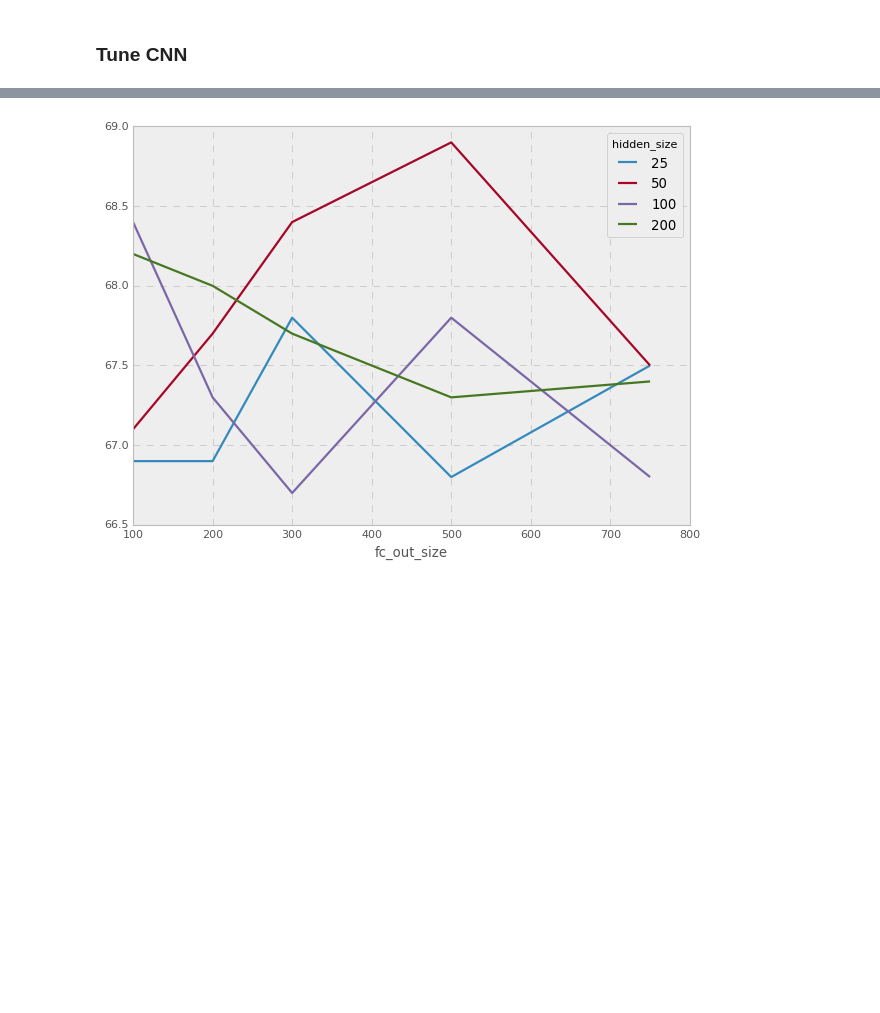
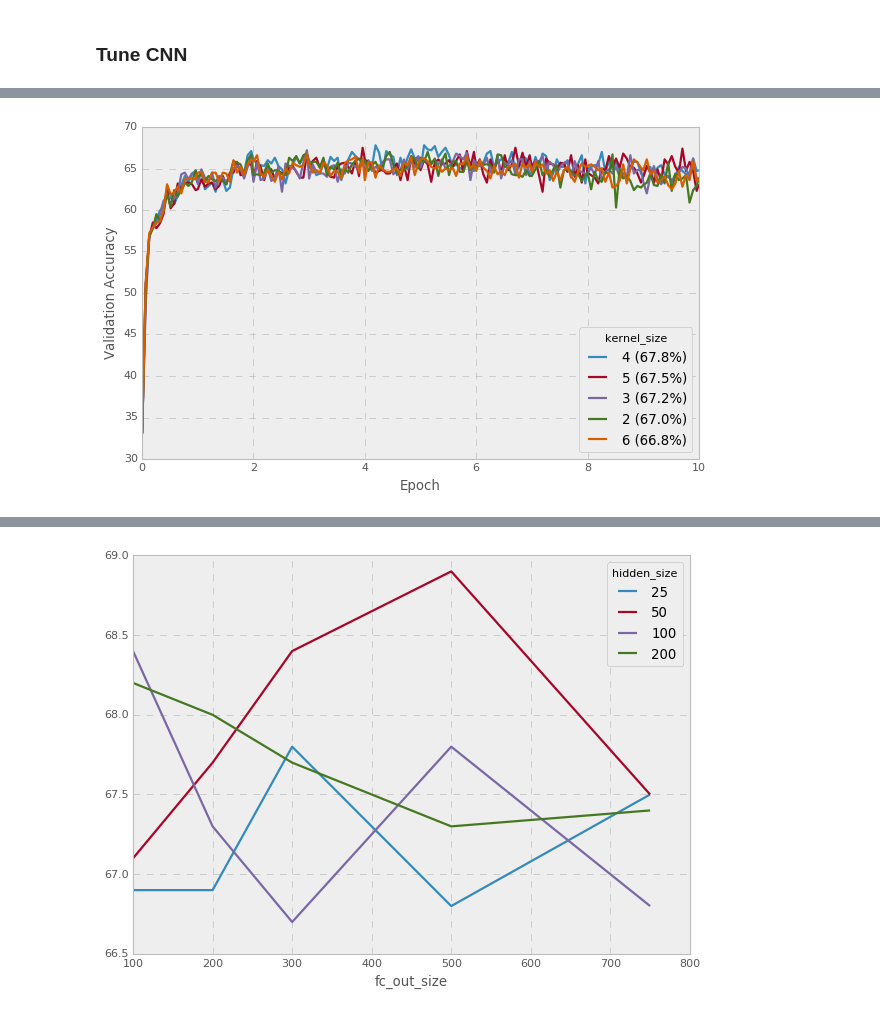
Before and after one commit to nyjgary/nlp-snli, a Jupyter notebook: nlp-snli.ipynb, the cells around one changed output, grey strips where cells are left out. Cells and saved outputs as stored; diff of their text form; code cells hidden in the pictures; blank space fills up the shorter version.

```diff
--- a/nlp-snli.ipynb
+++ b/nlp-snli.ipynb
@@ -866,3 +876,8 @@ kernel_sizes_exps[['kernel_size', 'num_epochs', 'runtime', 'val_acc']]
 | 1 | 3 | 10 | 3066.791935 | 67.2 |
 | 0 | 2 | 10 | 3035.196893 | 67.0 |
 | 4 | 6 | 10 | 2973.847352 | 66.8 |
+# %%
+# ablation with kernel_size (with hidden_size=100, fc_out_size=500)
+plot_multiple_learning_curves(kernel_sizes_exps, 'kernel_size', legend_loc='lower right')
+# %% [output]
+[figure, added]
```
Also changed, not shown: parts of 24 cells of this notebook.
